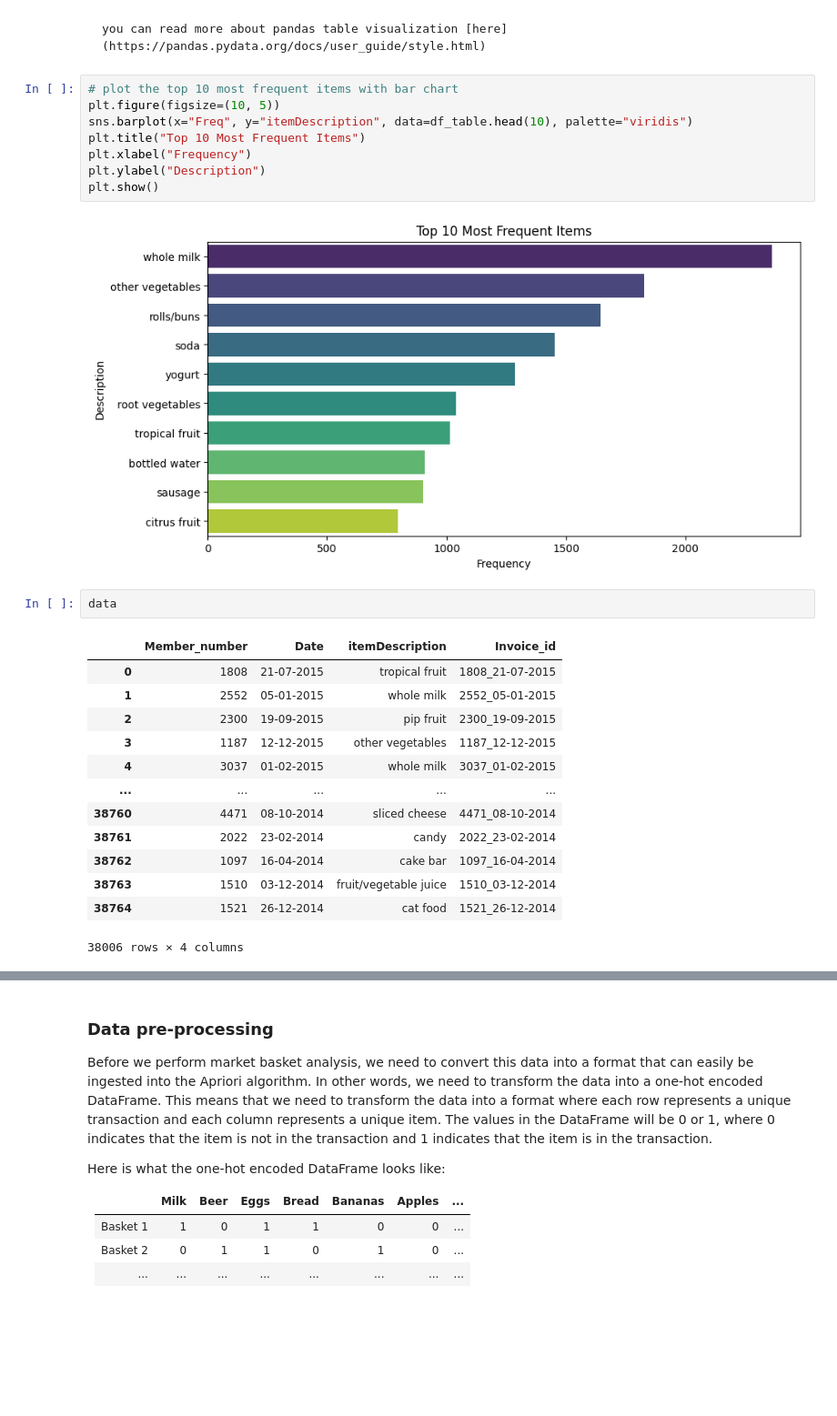
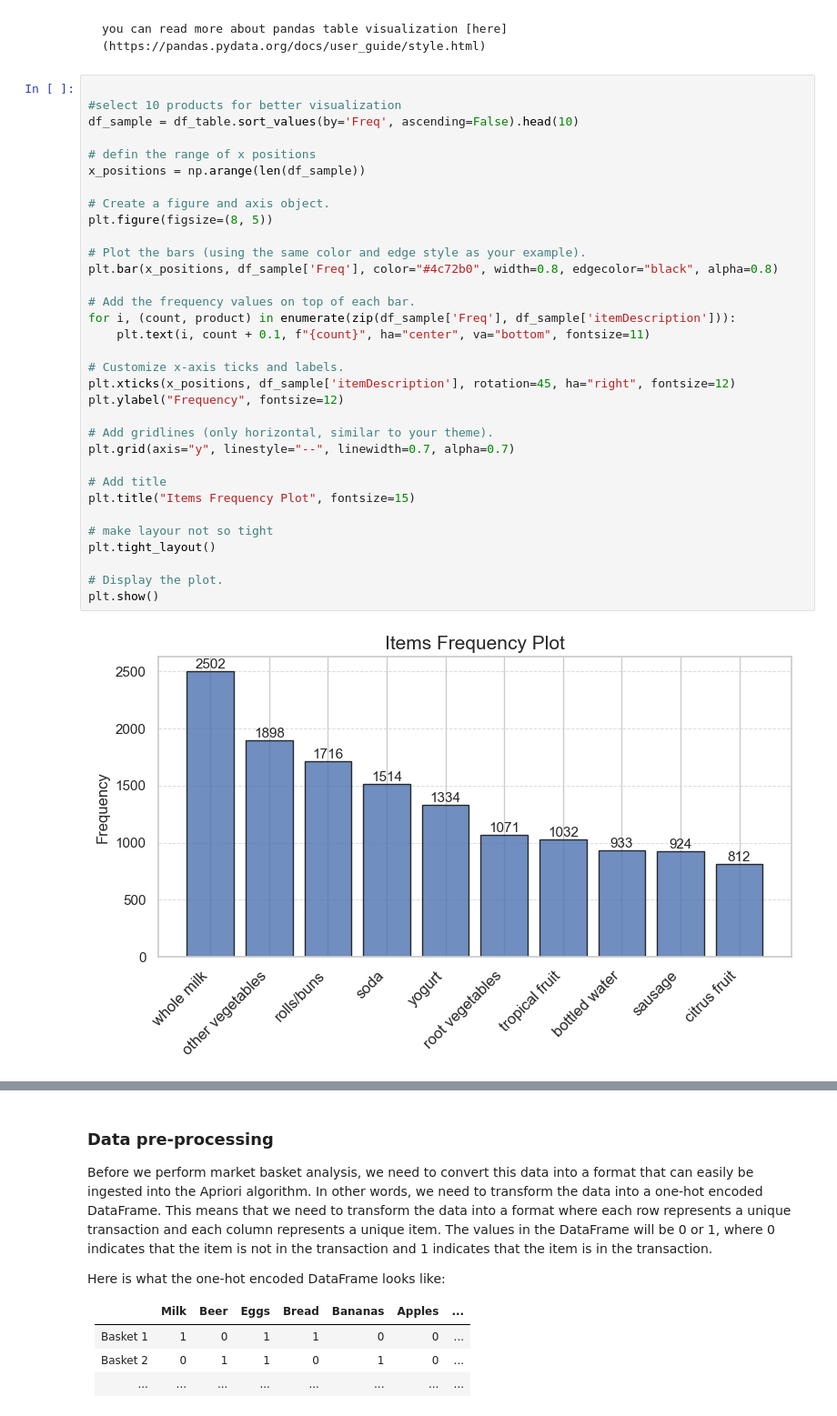
Before and after one commit to safarzadeh-reza/Spatial_Data_Mining_Winter2025, a Jupyter notebook: source/notebooks/L3/association_rules.ipynb, the cells around one changed output, grey strips where cells are left out. Shown at 91% size. Cells and saved outputs as stored; diff of their text form; blank space fills up the shorter version.

````diff
--- a/source/notebooks/L3/association_rules.ipynb
+++ b/source/notebooks/L3/association_rules.ipynb
@@ -258,29 +262,38 @@ df_table.head(10).style.background_gradient(cmap='Greens')
 ```{note}
 you can read more about pandas table visualization [here](https://pandas.pydata.org/docs/user_guide/style.html)
 ```
-# %%
-# plot the top 10 most frequent items with bar chart
-plt.figure(figsize=(10, 5))
-sns.barplot(x="Freq", y="itemDescription", data=df_table.head(10), palette="viridis")
-plt.title("Top 10 Most Frequent Items")
-plt.xlabel("Frequency")
-plt.ylabel("Description")
-plt.show()
-# %% [output]
-[figure, removed]
-# %%
-data
-# %% [output]
-|  | Member_number | Date | itemDescription | Invoice_id |
-| 0 | 1808 | 21-07-2015 | tropical fruit | 1808_21-07-2015 |
-| 1 | 2552 | 05-01-2015 | whole milk | 2552_05-01-2015 |
-| 2 | 2300 | 19-09-2015 | pip fruit | 2300_19-09-2015 |
-| 3 | 1187 | 12-12-2015 | other vegetables | 1187_12-12-2015 |
-| 4 | 3037 | 01-02-2015 | whole milk | 3037_01-02-2015 |
-| ... | ... | ... | ... | ... |
-| 38760 | 4471 | 08-10-2014 | sliced cheese | 4471_08-10-2014 |
-| 38761 | 2022 | 23-02-2014 | candy | 2022_23-02-2014 |
-| 38762 | 1097 | 16-04-2014 | cake bar | 1097_16-04-2014 |
-| 38763 | 1510 | 03-12-2014 | fruit/vegetable juice | 1510_03-12-2014 |
-| 38764 | 1521 | 26-12-2014 | cat food | 1521_26-12-2014 |
-38006 rows × 4 columns
+# %%
+
+#select 10 products for better visualization
+df_sample = df_table.sort_values(by='Freq', ascending=False).head(10)
+
+# defin the range of x positions
+x_positions = np.arange(len(df_sample))
+
+# Create a figure and axis object.
+plt.figure(figsize=(8, 5))
+
+# Plot the bars (using the same color and edge style as your example).
+plt.bar(x_positions, df_sample['Freq'], color="#4c72b0", width=0.8, edgecolor="black", alpha=0.8)
+
+# Add the frequency values on top of each bar.
+for i, (count, product) in enumerate(zip(df_sample['Freq'], df_sample['itemDescription'])):
+    plt.text(i, count + 0.1, f"{count}", ha="center", va="bottom", fontsize=11)
+
+# Customize x-axis ticks and labels.
+plt.xticks(x_positions, df_sample['itemDescription'], rotation=45, ha="right", fontsize=12)
+plt.ylabel("Frequency", fontsize=12)
+
+# Add gridlines (only horizontal, similar to your theme).
+plt.grid(axis="y", linestyle="--", linewidth=0.7, alpha=0.7)
+
+# Add title
+plt.title("Items Frequency Plot", fontsize=15)
+
+# make layour not so tight
+plt.tight_layout()
+
+# Display the plot.
+plt.show()
+# %% [output]
+[figure, added]
````
Also changed, not shown: parts of 19 cells of this notebook.
